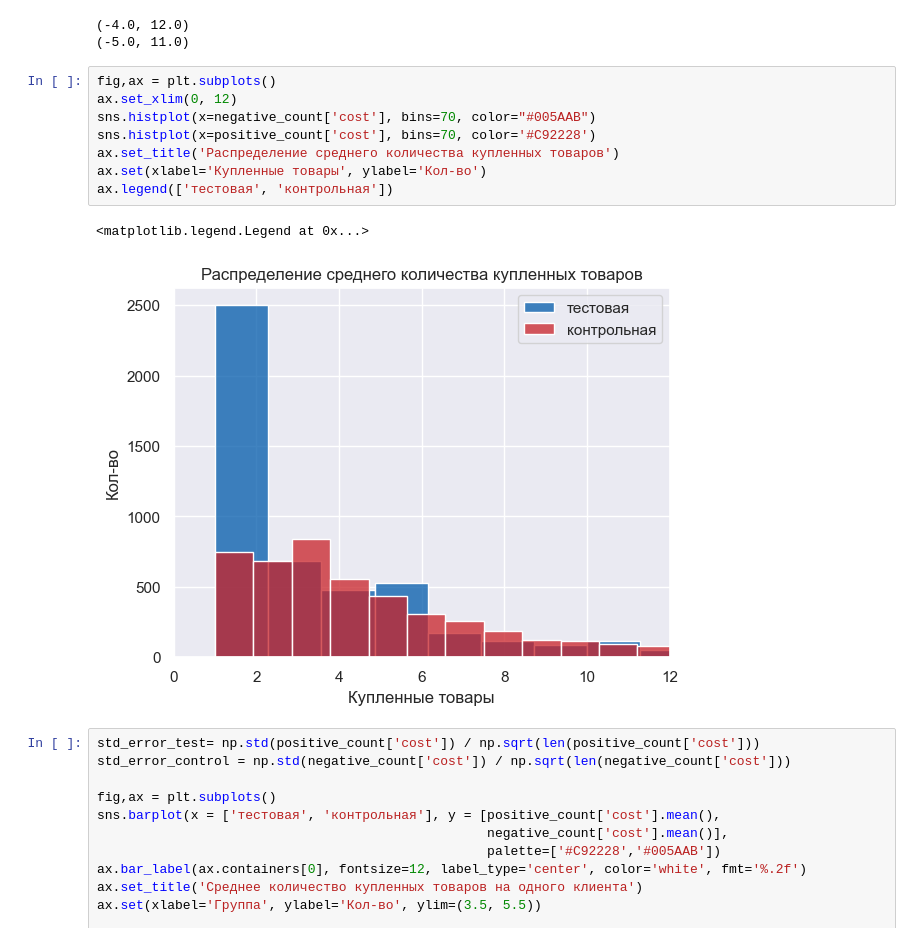
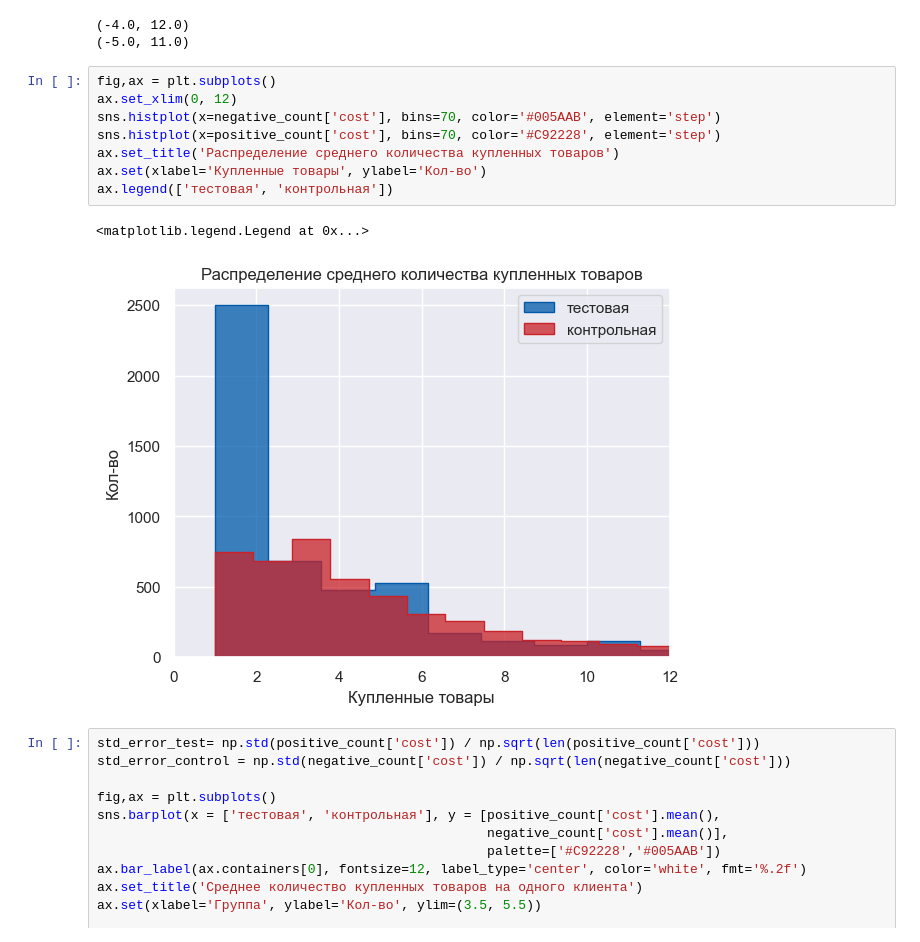
Before and after one commit to Dimayo/sporting_store, a Jupyter notebook: research.ipynb, the cells around one changed output. Saved outputs shown, nothing was run; the diff lists cells and outputs as text.

```diff
--- a/research.ipynb
+++ b/research.ipynb
@@ -736,14 +736,14 @@ print(get_outliers(negative_сount['cost']))
 # %%
 fig,ax = plt.subplots()
 ax.set_xlim(0, 12)
-sns.histplot(x=negative_сount['cost'], bins=70, color="#005AAB")
-sns.histplot(x=positive_сount['cost'], bins=70, color='#C92228')
+sns.histplot(x=negative_сount['cost'], bins=70, color='#005AAB', element='step')
+sns.histplot(x=positive_сount['cost'], bins=70, color='#C92228', element='step')
 ax.set_title('Распределение среднего количества купленных товаров')
 ax.set(xlabel='Купленные товары', ylabel='Кол-во')
 ax.legend(['тестовая', 'контрольная'])
 # %% [output]
 <matplotlib.legend.Legend at 0x...>
-[figure, old version]
+[figure, new version]
 # %%
 std_error_test= np.std(positive_сount['cost']) / np.sqrt(len(positive_сount['cost']))
 std_error_control = np.std(negative_сount['cost']) / np.sqrt(len(negative_сount['cost']))
```
Also changed, not shown: parts of 2 cells of this notebook.
